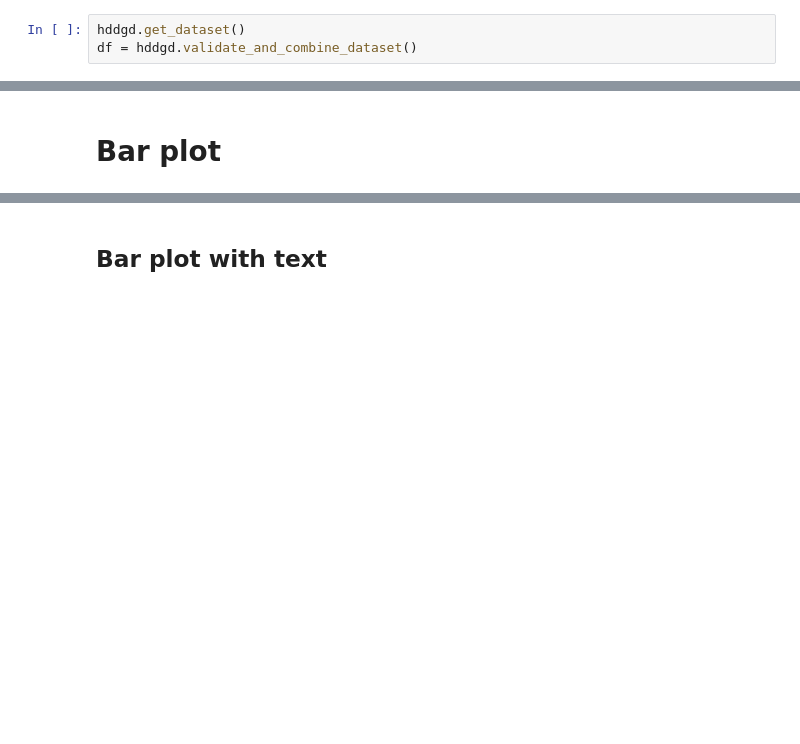
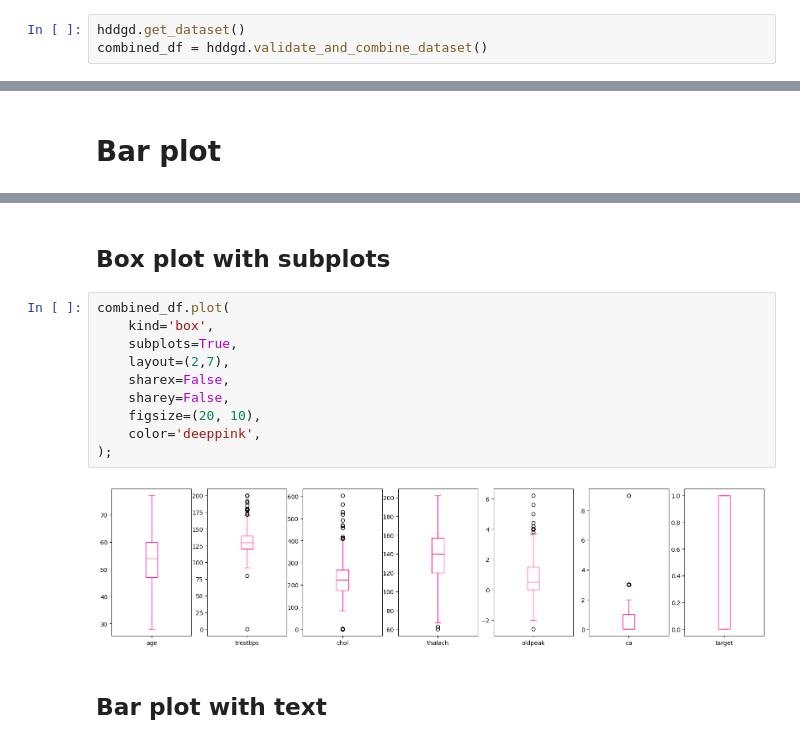
Before and after one commit to proinsias/ds-playground, a Jupyter notebook: notebooks/1.1-data-exploration-matplotlib.ipynb, the cells around one changed output, grey strips where cells are left out. Cells and saved outputs as stored; diff of their text form; blank space fills up the shorter version.

```diff
--- a/notebooks/1.1-data-exploration-matplotlib.ipynb
+++ b/notebooks/1.1-data-exploration-matplotlib.ipynb
@@ -24,7 +24,7 @@ import heart_disease.data.get_dataset as hddgd
 # Load data
 # %%
 hddgd.get_dataset()
-df = hddgd.validate_and_combine_dataset()
+combined_df = hddgd.validate_and_combine_dataset()
 # %% [output]
 Data files already downloaded.
 # %%
@@ -45,5 +45,19 @@ ax.set_xticklabels (["Disease", "No_Disease"], rotation = 0);
 # %% [output]
 [figure]
+# %% [markdown]
+## Box plot with subplots
+# %%
+combined_df.plot(
+    kind='box',
+    subplots=True,
+    layout=(2,7),
+    sharex=False,
+    sharey=False,
+    figsize=(20, 10),
+    color='deeppink',
+);
+# %% [output]
+[figure, added]
 # %% [markdown]
 ## Bar plot with text
 # %%
```
Also changed, not shown: parts of 8 cells of this notebook, 5 other files.
